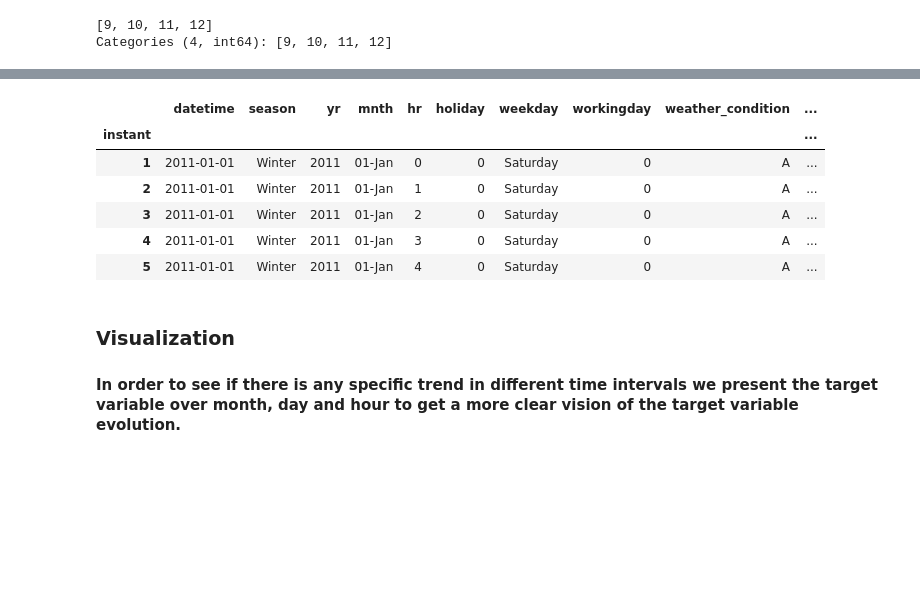
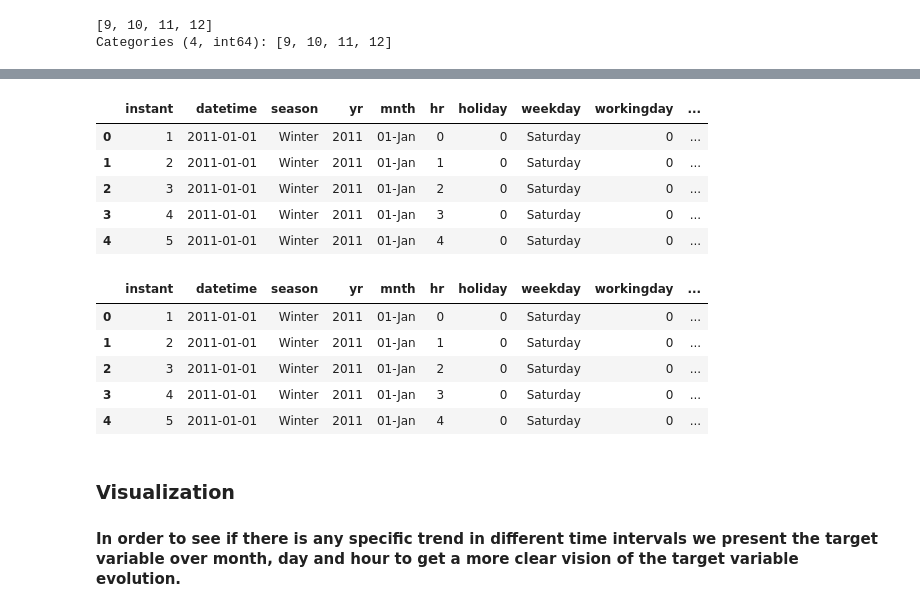
Before and after one commit to daguito81/ml-bikesharing-dask, a Jupyter notebook: notebooks/Bike_sharing_2_D.ipynb, the cells around one changed output, grey strips where cells are left out. Cells and saved outputs as stored; diff of their text form; code cells hidden in the pictures; blank space fills up the shorter version.

```diff
--- a/notebooks/Bike_sharing_2_D.ipynb
+++ b/notebooks/Bike_sharing_2_D.ipynb
@@ -200,2 +255,2 @@ Categories (4, int64): [9, 10, 11, 12]
 # %%
-df['season']=df['season'].map({1: "Winter", 2: "Spring", 3: "Summer", 4: "Autumn"})
+df_p['season']=df_p['season'].map({1: "Winter", 2: "Spring", 3: "Summer", 4: "Autumn"})
@@ -202,5 +259,5 @@ df['season']=df['season'].map({1: "Winter", 2: "Spring", 3: "Summer", 4: "Autumn
 # %%
-df['mnth']=df['mnth'].map({
+df_p['mnth']=df_p['mnth'].map({
         1: "01-Jan",
         2: "02-Feb",
         3: "03-Mar",
@@ -217,2 +289,2 @@ df['mnth']=df['mnth'].map({
 # %%
-df['yr']=df['yr'].map({0:'2011',1:'2012'})
+df_p['yr']=df_p['yr'].map({0:'2011',1:'2012'})
@@ -219,2 +293,2 @@ df['yr']=df['yr'].map({0:'2011',1:'2012'})
 # %%
-df['weather_condition']=df['weather_condition'].map({1: "A", 2: "B", 3: "C", 4: "D"})
+df_p['weather_condition']=df_p['weather_condition'].map({1: "A", 2: "B", 3: "C", 4: "D"})
@@ -221,13 +297,21 @@ df['weather_condition']=df['weather_condition'].map({1: "A", 2: "B", 3: "C", 4:
 # %%
-df.head()
+df_p.head()
 # %% [output]
-|  | datetime | season | yr | mnth | hr | holiday | weekday | workingday | weather_condition | ... |
-| instant |  |  |  |  |  |  |  |  |  | ... |
-| 1 | 2011-01-01 | Winter | 2011 | 01-Jan | 0 | 0 | Saturday | 0 | A | ... |
-| 2 | 2011-01-01 | Winter | 2011 | 01-Jan | 1 | 0 | Saturday | 0 | A | ... |
-| 3 | 2011-01-01 | Winter | 2011 | 01-Jan | 2 | 0 | Saturday | 0 | A | ... |
-| 4 | 2011-01-01 | Winter | 2011 | 01-Jan | 3 | 0 | Saturday | 0 | A | ... |
-| 5 | 2011-01-01 | Winter | 2011 | 01-Jan | 4 | 0 | Saturday | 0 | A | ... |
+|  | instant | datetime | season | yr | mnth | hr | holiday | weekday | workingday | ... |
+| 0 | 1 | 2011-01-01 | Winter | 2011 | 01-Jan | 0 | 0 | Saturday | 0 | ... |
+| 1 | 2 | 2011-01-01 | Winter | 2011 | 01-Jan | 1 | 0 | Saturday | 0 | ... |
+| 2 | 3 | 2011-01-01 | Winter | 2011 | 01-Jan | 2 | 0 | Saturday | 0 | ... |
+| 3 | 4 | 2011-01-01 | Winter | 2011 | 01-Jan | 3 | 0 | Saturday | 0 | ... |
+| 4 | 5 | 2011-01-01 | Winter | 2011 | 01-Jan | 4 | 0 | Saturday | 0 | ... |
+# %%
+df_d.head()
+# %% [output]
+|  | instant | datetime | season | yr | mnth | hr | holiday | weekday | workingday | ... |
+| 0 | 1 | 2011-01-01 | Winter | 2011 | 01-Jan | 0 | 0 | Saturday | 0 | ... |
+| 1 | 2 | 2011-01-01 | Winter | 2011 | 01-Jan | 1 | 0 | Saturday | 0 | ... |
+| 2 | 3 | 2011-01-01 | Winter | 2011 | 01-Jan | 2 | 0 | Saturday | 0 | ... |
+| 3 | 4 | 2011-01-01 | Winter | 2011 | 01-Jan | 3 | 0 | Saturday | 0 | ... |
+| 4 | 5 | 2011-01-01 | Winter | 2011 | 01-Jan | 4 | 0 | Saturday | 0 | ... |
 # %% [markdown]
 ### Visualization
 #### In order to see if there is any specific trend in different time intervals we present the target variable over month, day and hour to get a more clear vision of the target variable evolution.
```
Also changed, not shown: parts of 32 cells of this notebook.
